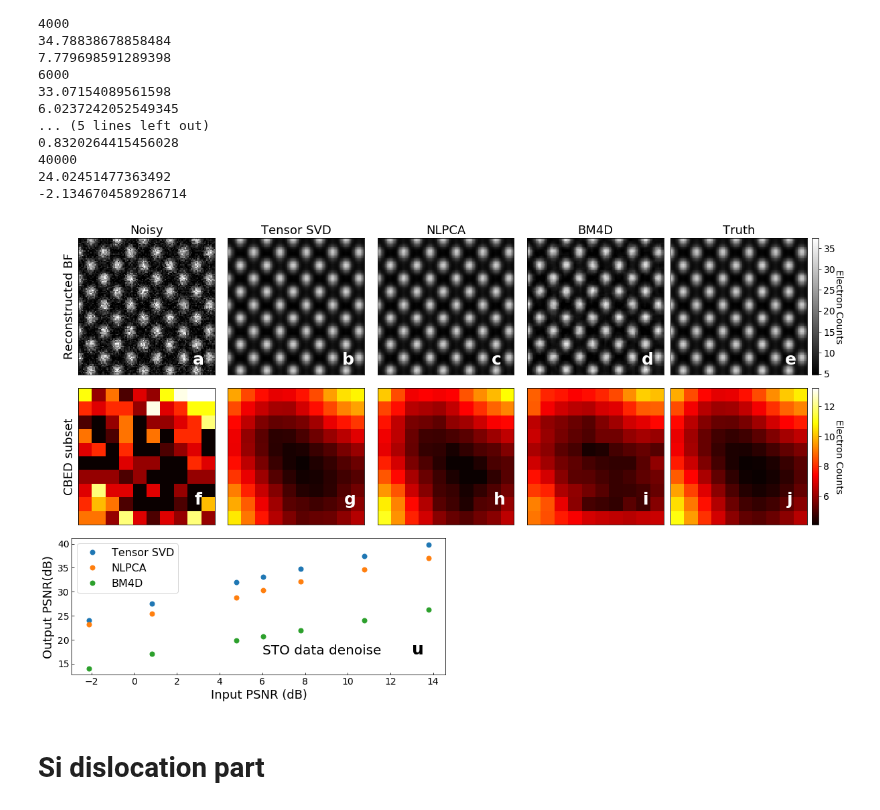
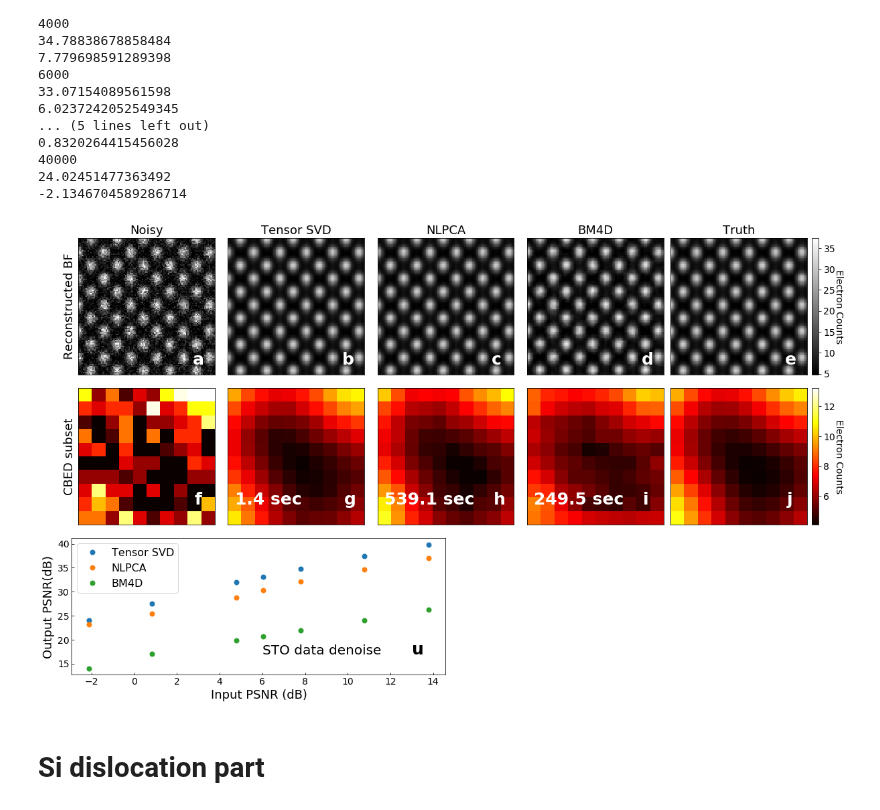
Before and after one commit to CY-Zhang/PyProcessingCodes, a Jupyter notebook: TensorDenoise/VisulizeResult_DenoiseMethodsComparison.ipynb, the cells around one changed output. Drawn from its saved outputs; the diff is of its cells as text; code cells hidden in the pictures.

```diff
--- a/TensorDenoise/VisulizeResult_DenoiseMethodsComparison.ipynb
+++ b/TensorDenoise/VisulizeResult_DenoiseMethodsComparison.ipynb
@@ -106,7 +110,6 @@ plt.xticks([])
 plt.yticks([])
 plt.title('Tensor SVD',fontsize=18)
 ax.text(95,105,'b',fontsize=25, color='white', fontweight='bold')
-
 
 ax = fig.add_subplot(353)
 plt.imshow(NLPCA_denoised[:,:,iframe],clim=[clim_low,clim_high*1.2],cmap='gray')
@@ -156,48 +159,51 @@ plt.imshow(np.transpose(tensor_denoised[rx,ry,:].reshape(10,10)),clim=[clim_low,
 plt.xticks([])
 plt.yticks([])
 ax.text(8,8,'g',fontsize=25, color='white', fontweight='bold')
+ax.text(0,8,'1.4 sec',fontsize=25, color='white', fontweight='bold')
 
 ax = fig.add_subplot(358)
 plt.imshow(NLPCA_denoised[rx,ry,:].reshape(10,10),clim=[clim_low,clim_high*1.2],cmap='hot')
 plt.xticks([])
 plt.yticks([])
 ax.text(8,8,'h',fontsize=25, color='white', fontweight='bold')
+ax.text(0,8,'539.1 sec',fontsize=25, color='white', fontweight='bold')
 
 ax = fig.add_subplot(359)
 plt.imshow(BM4D_denoised[rx,ry,:].reshape(10,10),clim=[clim_low,clim_high*1.2],cmap='hot')
 plt.xticks([])
 plt.yticks([])
 ax.text(8,8,'i',fontsize=25, color='white', fontweight='bold')
+ax.text(0,8,'249.5 sec',fontsize=25, color='white', fontweight='bold')
 
 ax = fig.add_subplot(3,5,10)
 im = plt.imshow(truth_data[rx,ry,:].reshape(10,10),clim=[clim_low,clim_high*1.2],cmap='hot')
 plt.xticks([])
 plt.yticks([])
 ax.text(8,8,'j',fontsize=25, color='white', fontweight='bold')
 
 
 divider = make_axes_locatable(ax)
 cax = divider.append_axes("right", size="5%", pad=0.1)
 cbar = plt.colorbar(im, cax=cax)
 cbar.ax.tick_params(labelsize=14)
 cbar.set_label('Electron Counts',rotation=270,fontsize=14, labelpad = 12)
 
 ax3 = plt.subplot2grid((3, 4), (2, 0), colspan=2)
 ax3.plot(PSNR_list[3,:], PSNR_list[0,:], '.',markersize=14, label = 'Tensor SVD')
 ax3.plot(PSNR_list[3,:], PSNR_list[1,:], '.',markersize=14, label = 'NLPCA')
 ax3.plot(PSNR_list[3,:], PSNR_list[2,:], '.',markersize=14, label = 'BM4D')
 plt.xlabel('Input PSNR (dB)',fontsize=18)
 plt.ylabel('Output PSNR(dB)',fontsize=18)
 plt.legend(fontsize=16, loc='upper left')
 # plt.legend(bbox_to_anchor=(1.05, 1), loc='upper left', borderaxespad=0.,fontsize=16)
 ax3.tick_params(direction='in',labelsize = 14)
 ax3.text(13,17,'u',fontsize=25, color='black', fontweight='bold')
 ax3.text(6,17,'STO data denoise',fontsize=20, color='black')
 
 fig.subplots_adjust(wspace = 0.0, hspace = 0.1)
 fig.savefig('/srv/home/chenyu/TensorDenoise/Simulatons/STO_simulation/STO_DiffMethods.tif')
 # %% [output]
-[figure, old version]
+[figure, new version]
 # %% [markdown]
 # Si dislocation part
 # %% [markdown]
```
Also changed, not shown: parts of 3 cells of this notebook, 2 other files.
